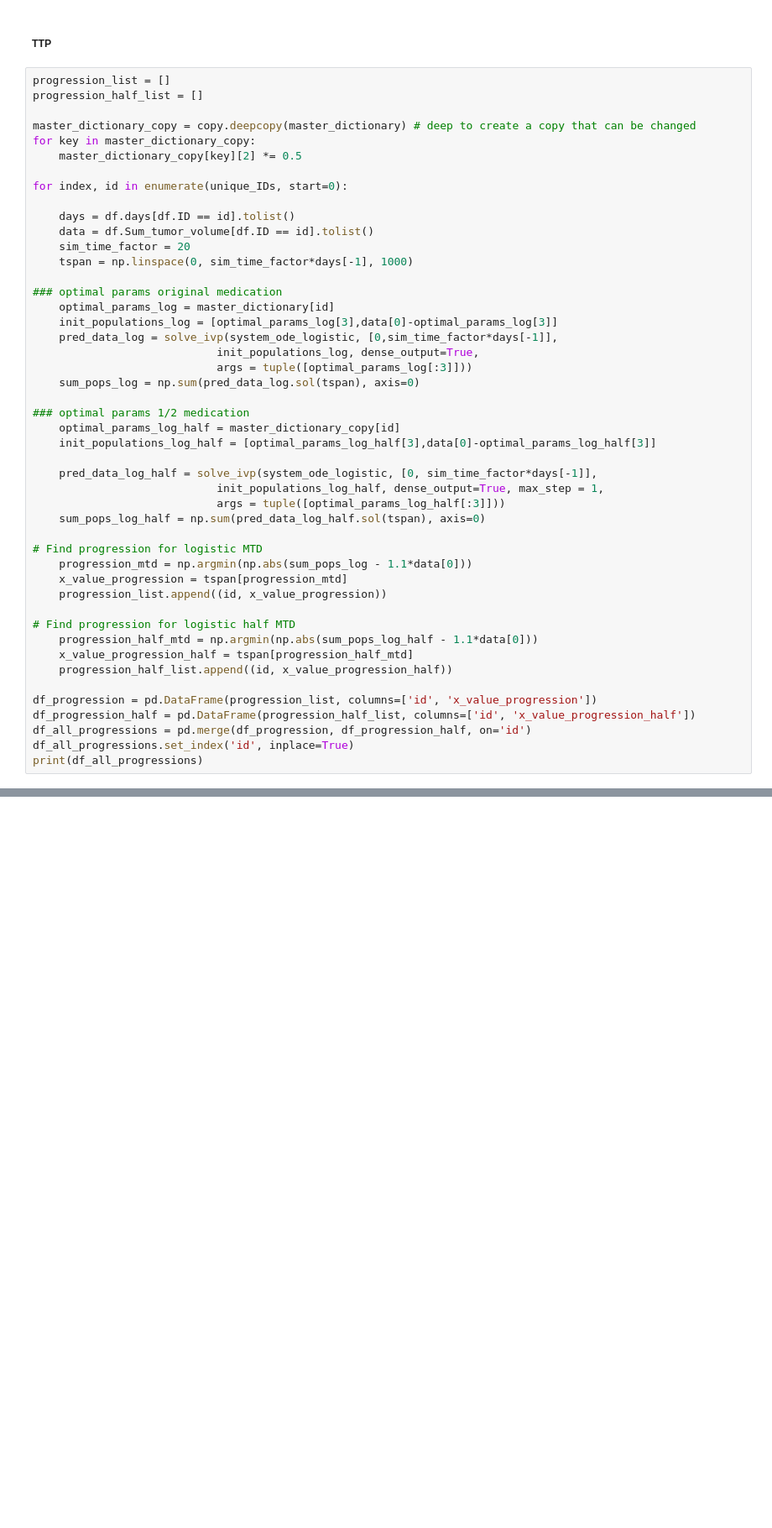
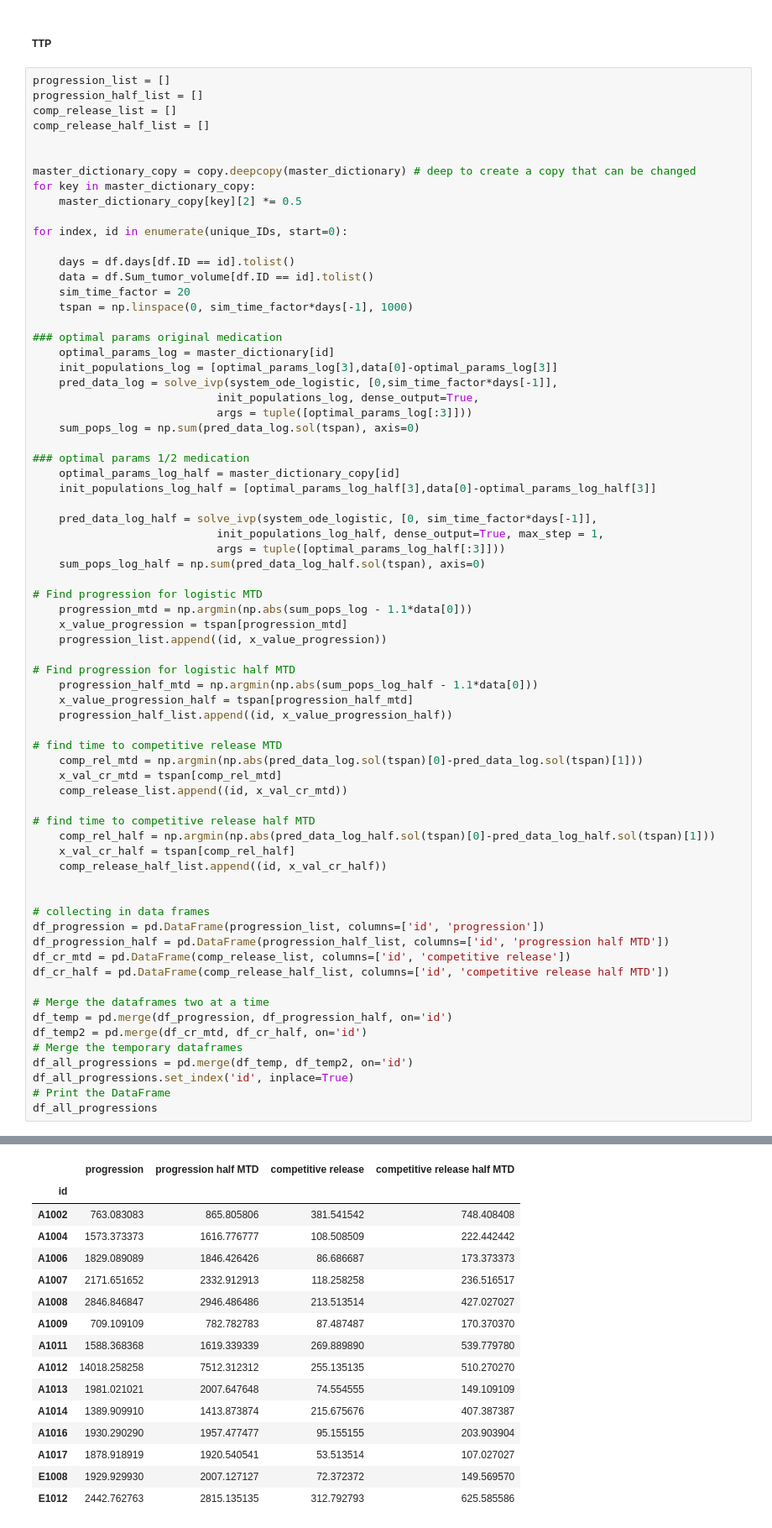
Before and after one commit to hkailas/Erlotinib, a Jupyter notebook: Erlotinib_predictions.ipynb, the cells around one changed output, grey strips where cells are left out. Shown at 84% size. Saved outputs shown, nothing was run; the diff lists cells and outputs as text; blank space fills up the shorter version.

Commit message:
added TTP and competitive release

```diff
--- a/Erlotinib_predictions.ipynb
+++ b/Erlotinib_predictions.ipynb
@@ -337,6 +337,9 @@ plt.show()
 # %%
 progression_list = []
 progression_half_list = []
+comp_release_list = []
+comp_release_half_list = []
+
 
 master_dictionary_copy = copy.deepcopy(master_dictionary) # deep to create a copy that can be changed
 for key in master_dictionary_copy:
@@ -376,9 +379,29 @@ for index, id in enumerate(unique_IDs, start=0):
     x_value_progression_half = tspan[progression_half_mtd]
     progression_half_list.append((id, x_value_progression_half))
 
-df_progression = pd.DataFrame(progression_list, columns=['id', 'x_value_progression'])
-df_progression_half = pd.DataFrame(progression_half_list, columns=['id', 'x_value_progression_half'])
-df_all_progressions = pd.merge(df_progression, df_progression_half, on='id')
+# find time to competitive release MTD
+    comp_rel_mtd = np.argmin(np.abs(pred_data_log.sol(tspan)[0]-pred_data_log.sol(tspan)[1]))
+    x_val_cr_mtd = tspan[comp_rel_mtd]
+    comp_release_list.append((id, x_val_cr_mtd))
+
+# find time to competitive release half MTD
+    comp_rel_half = np.argmin(np.abs(pred_data_log_half.sol(tspan)[0]-pred_data_log_half.sol(tspan)[1]))
+    x_val_cr_half = tspan[comp_rel_half]
+    comp_release_half_list.append((id, x_val_cr_half))
+
+
+# collecting in data frames
+df_progression = pd.DataFrame(progression_list, columns=['id', 'progression'])
+df_progression_half = pd.DataFrame(progression_half_list, columns=['id', 'progression half MTD'])
+df_cr_mtd = pd.DataFrame(comp_release_list, columns=['id', 'competitive release'])
+df_cr_half = pd.DataFrame(comp_release_half_list, columns=['id', 'competitive release half MTD'])
+
+# Merge the dataframes two at a time
+df_temp = pd.merge(df_progression, df_progression_half, on='id')
+df_temp2 = pd.merge(df_cr_mtd, df_cr_half, on='id')
+# Merge the temporary dataframes
+df_all_progressions = pd.merge(df_temp, df_temp2, on='id')
 df_all_progressions.set_index('id', inplace=True)
-print(df_all_progressions)
+# Print the DataFrame
+df_all_progressions
 # %% [output]
@@ -400,0 +408,16 @@ E1012          2442.762763               2815.135135
+|  | progression | progression half MTD | competitive release | competitive release half MTD |
+| id |  |  |  |  |
+| A1002 | 763.083083 | 865.805806 | 381.541542 | 748.408408 |
+| A1004 | 1573.373373 | 1616.776777 | 108.508509 | 222.442442 |
+| A1006 | 1829.089089 | 1846.426426 | 86.686687 | 173.373373 |
+| A1007 | 2171.651652 | 2332.912913 | 118.258258 | 236.516517 |
+| A1008 | 2846.846847 | 2946.486486 | 213.513514 | 427.027027 |
+| A1009 | 709.109109 | 782.782783 | 87.487487 | 170.370370 |
+| A1011 | 1588.368368 | 1619.339339 | 269.889890 | 539.779780 |
+| A1012 | 14018.258258 | 7512.312312 | 255.135135 | 510.270270 |
+| A1013 | 1981.021021 | 2007.647648 | 74.554555 | 149.109109 |
+| A1014 | 1389.909910 | 1413.873874 | 215.675676 | 407.387387 |
+| A1016 | 1930.290290 | 1957.477477 | 95.155155 | 203.903904 |
+| A1017 | 1878.918919 | 1920.540541 | 53.513514 | 107.027027 |
+| E1008 | 1929.929930 | 2007.127127 | 72.372372 | 149.569570 |
+| E1012 | 2442.762763 | 2815.135135 | 312.792793 | 625.585586 |
```
Also changed, not shown: parts of 1 cell of this notebook.
